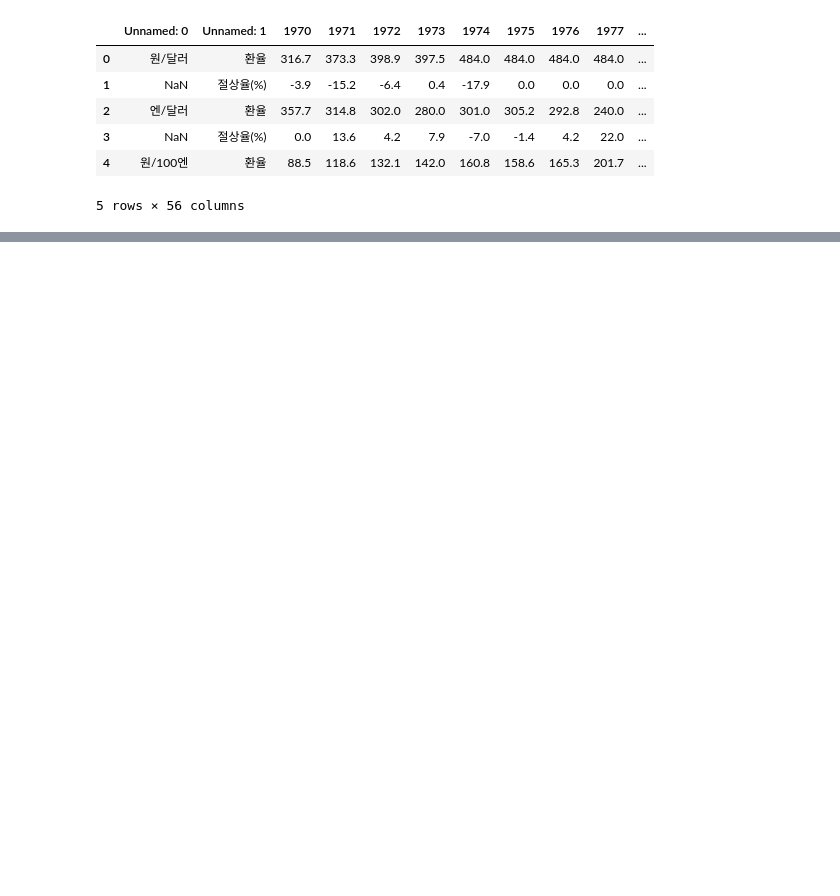
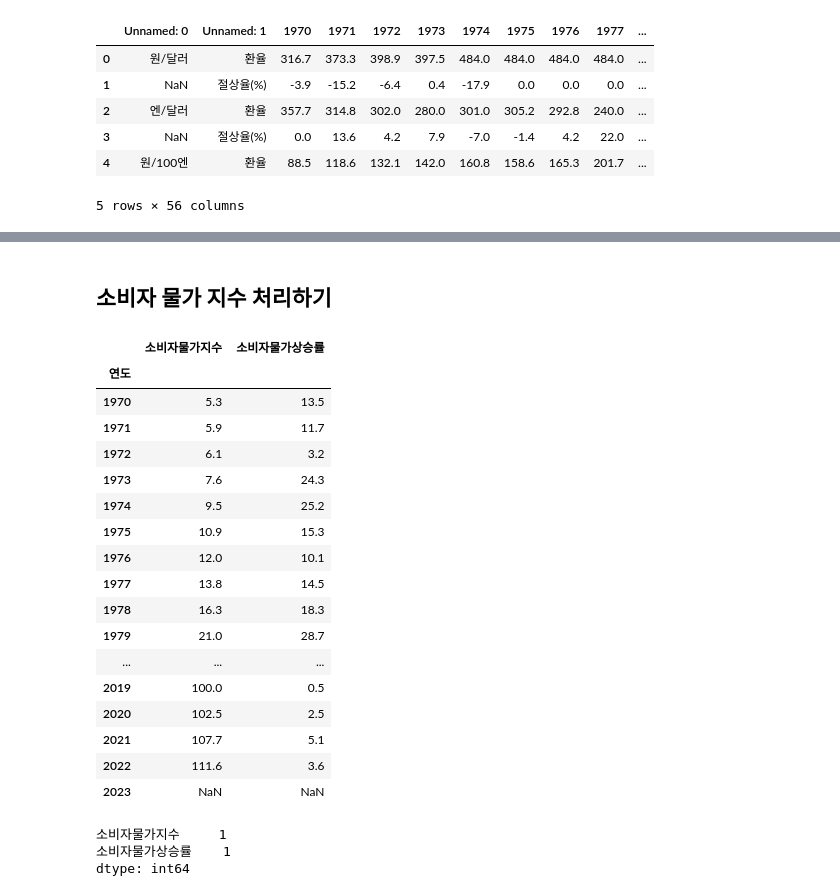
Before and after one commit to daedyu/python-ai, a Jupyter notebook: src/main.ipynb, the cells around one changed output, grey strips where cells are left out. Saved outputs shown, nothing was run; the diff lists cells and outputs as text; code cells hidden in the pictures; blank space fills up the shorter version.

```diff
--- a/src/main.ipynb
+++ b/src/main.ipynb
@@ -76 +72,58 @@ print(df_transposed.dtypes)
 dtype: object
+# %% [markdown]
+## 소비자 물가 지수 처리하기
+# %%
+# csv 파일 가져오기
+data = pd.read_csv('../public/cpi.csv')
+
+# 행 열을 돌려 반전시킨다
+data = data.transpose()
+
+for i in range(2, len(data.columns)):
+    del data[i]
+
+# 행렬 반전시 이상해지는 데이터 지우기
+data = data.drop('단위:', axis=0)
+data = data.drop('2020=100, %', axis=0)
+
+# 컬럼 이름 지정하기
+data.columns = ['소비자물가지수', '소비자물가상승률']
+
+# 컬럼 인덱스 이름 변경하기
+# 처리한 환율 DataFrame 과 같은 인덱스 이름을 지정해줌
+data.rename_axis("연도", inplace=True)
+
+# 컬럼을 가져와서 숫자형으로 변환하는 반복문
+for key in data.columns:
+    # 쉼표를 지우기
+    # 데이터 타입을 float(숫자형)으로 변경하기
+    data[key] = data[key].astype(float)
+
+# 대푯값 10개 가져오기
+data
+# %% [output]
+|  | 소비자물가지수 | 소비자물가상승률 |
+| 연도 |  |  |
+| 1970 | 5.3 | 13.5 |
+| 1971 | 5.9 | 11.7 |
+| 1972 | 6.1 | 3.2 |
+| 1973 | 7.6 | 24.3 |
+| 1974 | 9.5 | 25.2 |
+| 1975 | 10.9 | 15.3 |
+| 1976 | 12.0 | 10.1 |
+| 1977 | 13.8 | 14.5 |
+| 1978 | 16.3 | 18.3 |
+| 1979 | 21.0 | 28.7 |
+| ... | ... | ... |
+| 2019 | 100.0 | 0.5 |
+| 2020 | 102.5 | 2.5 |
+| 2021 | 107.7 | 5.1 |
+| 2022 | 111.6 | 3.6 |
+| 2023 | NaN | NaN |
+# %%
+# 데이터의 결측치 확인
+data.isnull().sum()
+# %% [output]
+소비자물가지수     1
+소비자물가상승률    1
+dtype: int64
```
Also changed, not shown: parts of 9 cells of this notebook.
